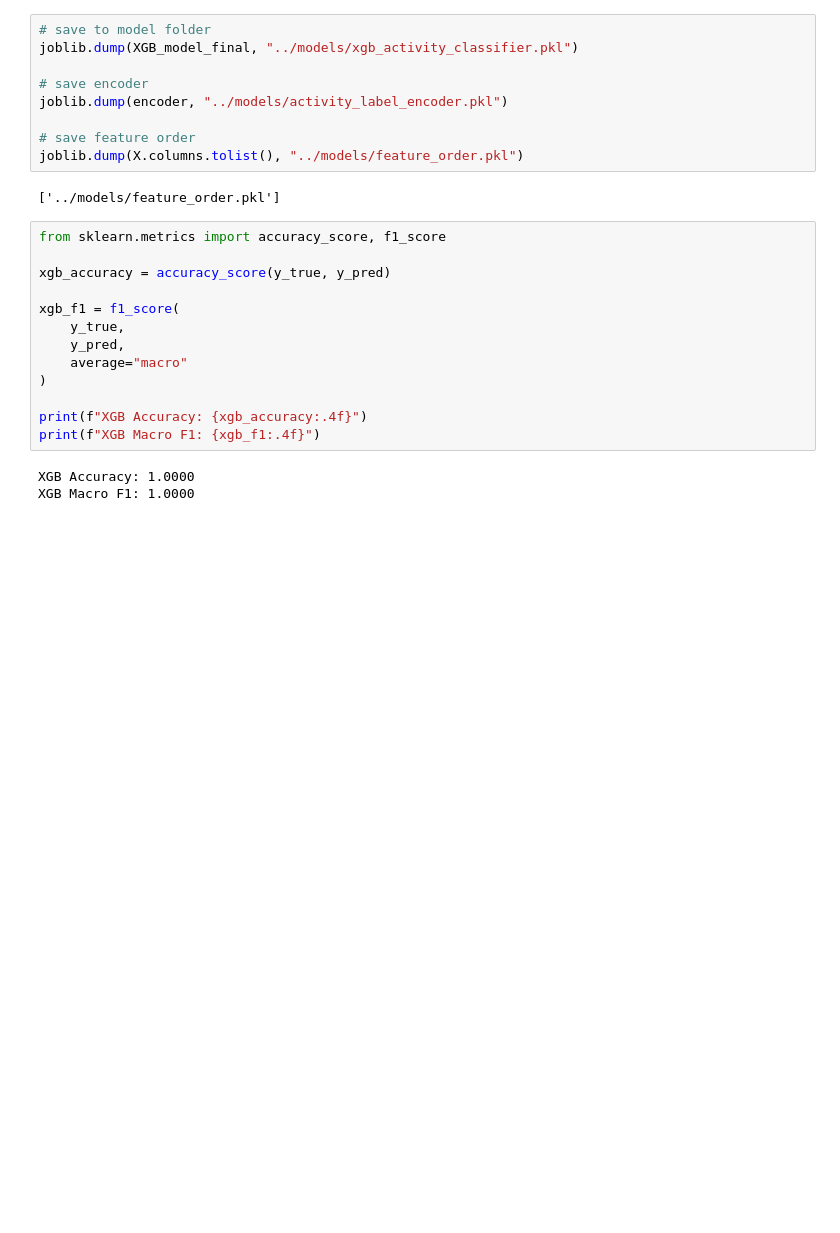
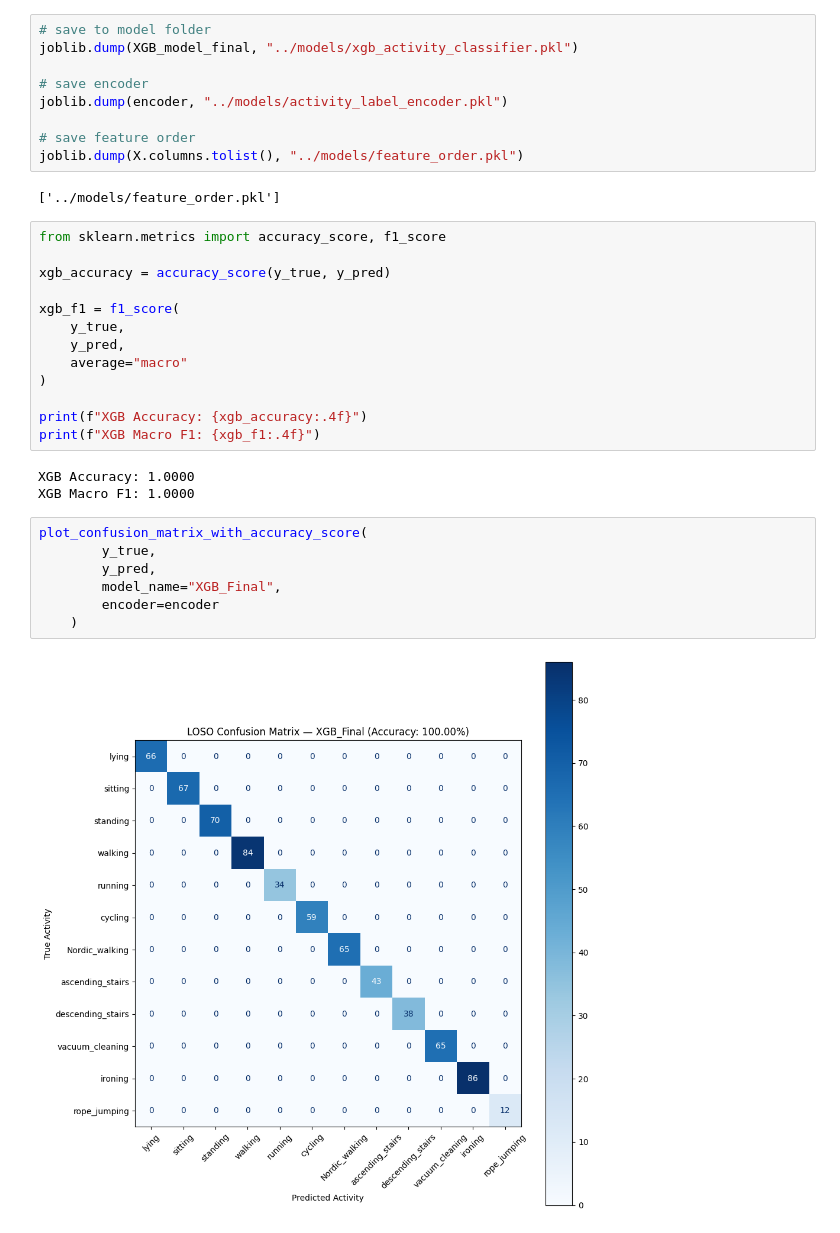
Before and after one commit to Ryaspen12/ML_practice_projects, a Jupyter notebook: Project_1_Gait_Classification/notebooks/modeling.ipynb, the cells around one changed output. Drawn from its saved outputs; the diff is of its cells as text; blank space fills up the shorter version.

```diff
--- a/Project_1_Gait_Classification/notebooks/modeling.ipynb
+++ b/Project_1_Gait_Classification/notebooks/modeling.ipynb
@@ -340,3 +341,12 @@ print(f"XGB Macro F1: {xgb_f1:.4f}")
 # %% [output]
 XGB Accuracy: 1.0000
 XGB Macro F1: 1.0000
+# %%
+plot_confusion_matrix_with_accuracy_score(
+        y_true,
+        y_pred,
+        model_name="XGB_Final",
+        encoder=encoder
+    )
+# %% [output]
+[figure, added]
```
Also changed, not shown: parts of 1 cell of this notebook, 1 other file.
